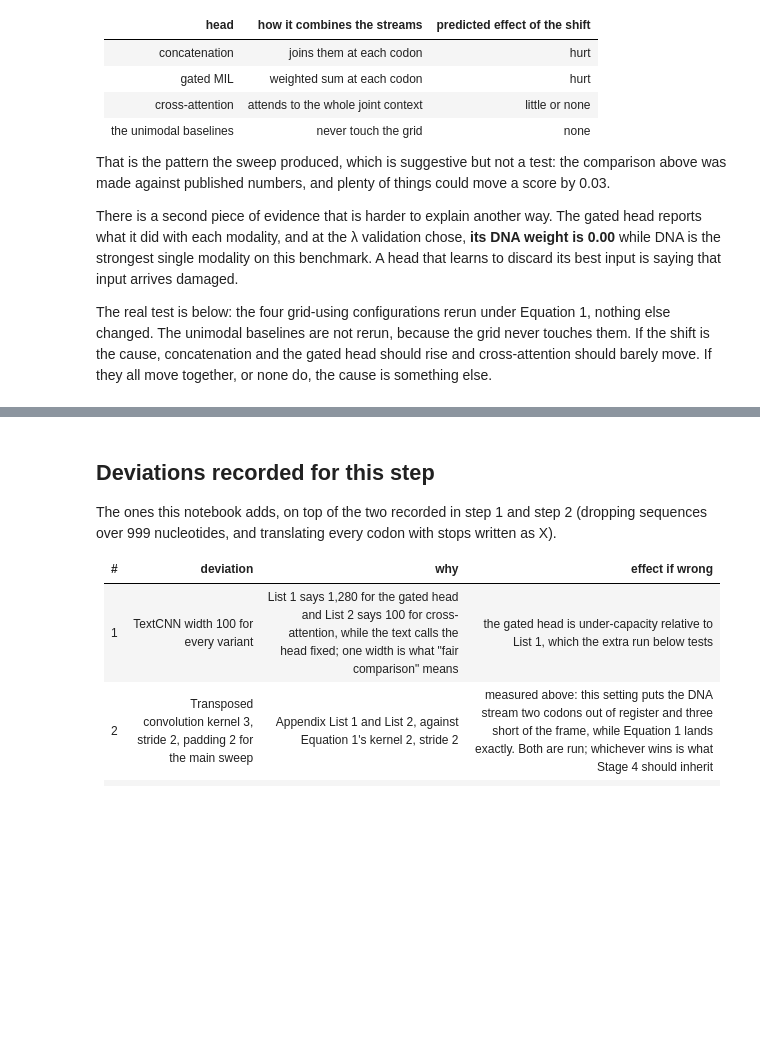
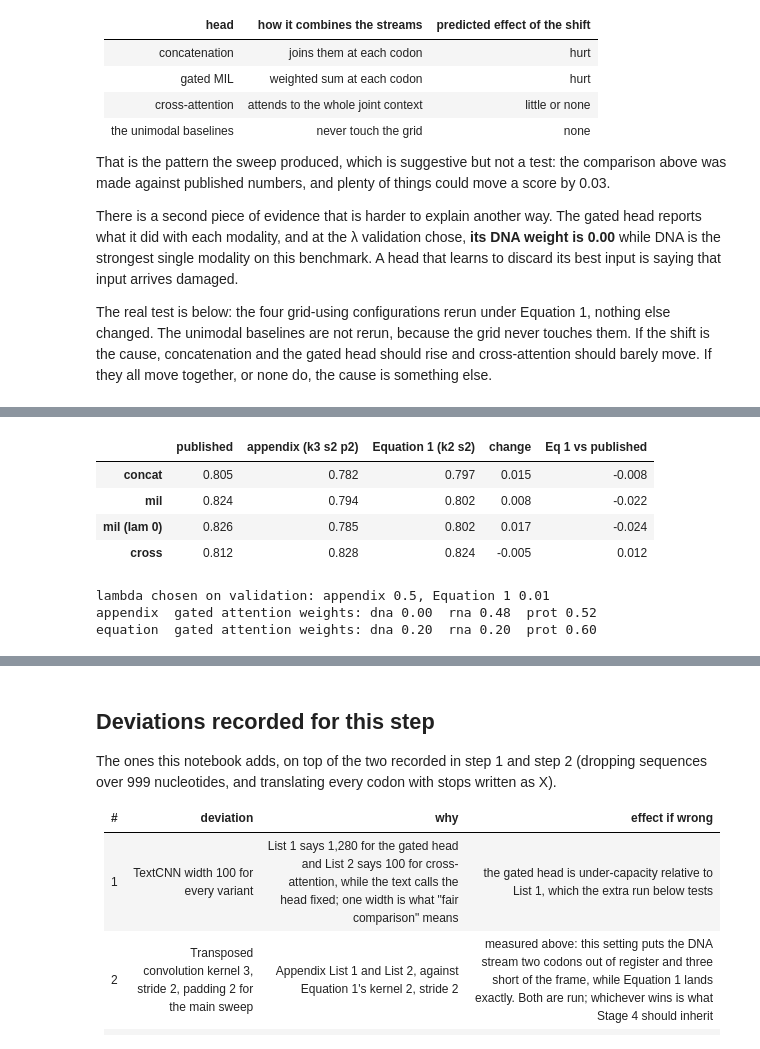
Before and after one commit to jtmckinley4/multimodal-bio-fusion, a Jupyter notebook: Code/stage3/03_blf_build_check.ipynb, the cells around one changed output, grey strips where cells are left out. Drawn from its saved outputs; the diff is of its cells as text; code cells hidden in the pictures; blank space fills up the shorter version.

```diff
--- a/Code/stage3/03_blf_build_check.ipynb
+++ b/Code/stage3/03_blf_build_check.ipynb
@@ -712,7 +729,8 @@ print(f"\nrerun finished in {(time.perf_counter() - started) / 3600:.2f} hours")
 # separately within each setting, because that is what the paper's procedure would do.
 def collect(tconv):
     runs = [train.Result.load(p) for p in sorted(RESULTS_DIR.glob("*.json"))]
-    runs = [r for r in runs if r.config.get("tconv", "appendix") == tconv]
+    runs = [r for r in runs if r.config.get("tconv", "appendix") == tconv
+            and r.config["channels"] == CHANNELS and r.config["seed"] == 0]
     swept = [r for r in runs if r.variant == "mil" and r.config["entropy_lambda"] > 0]
     picked = max(swept, key=lambda r: r.val_score).config["entropy_lambda"] if swept else None
     scores = {}
@@ -722,30 +740,39 @@ def collect(tconv):
             scores["mil (lam 0)"] = r.test_score
         elif r.variant == "mil" and lam != picked:
             continue
         else:
             scores[r.variant] = r.test_score
     return scores, picked
 
 
 appendix, lambda_appendix = collect("appendix")
 equation, lambda_equation = collect("equation")
 grid_users = [k for k in ("concat", "mil", "mil (lam 0)", "cross") if k in appendix]
 settings = pd.DataFrame({
     "published": {k: PUBLISHED_OF[k][1] for k in grid_users},
     "appendix (k3 s2 p2)": {k: appendix.get(k) for k in grid_users},
     "Equation 1 (k2 s2)": {k: equation.get(k) for k in grid_users},
 })
 settings["change"] = settings["Equation 1 (k2 s2)"] - settings["appendix (k3 s2 p2)"]
 settings["Eq 1 vs published"] = settings["Equation 1 (k2 s2)"] - settings["published"]
 display(settings.round(3))
 print(f"lambda chosen on validation: appendix {lambda_appendix}, Equation 1 {lambda_equation}")
 
 # And what the gated head now does with DNA, which is the other half of the evidence.
 for tconv in ("appendix", "equation"):
     for p in sorted(RESULTS_DIR.glob("*.json")):
         r = train.Result.load(p)
         if r.variant == "mil" and r.alpha and r.config.get("tconv", "appendix") == tconv \
                 and r.config["entropy_lambda"] == (lambda_appendix if tconv == "appendix"
                                                    else lambda_equation):
             print(f"{tconv:<9} gated attention weights: "
                   + "  ".join(f"{k} {v:.2f}" for k, v in r.alpha.items()))
+# %% [output]
+|  | published | appendix (k3 s2 p2) | Equation 1 (k2 s2) | change | Eq 1 vs published |
+| concat | 0.805 | 0.782 | 0.797 | 0.015 | -0.008 |
+| mil | 0.824 | 0.794 | 0.802 | 0.008 | -0.022 |
+| mil (lam 0) | 0.826 | 0.785 | 0.802 | 0.017 | -0.024 |
+| cross | 0.812 | 0.828 | 0.824 | -0.005 | 0.012 |
+lambda chosen on validation: appendix 0.5, Equation 1 0.01
+appendix  gated attention weights: dna 0.00  rna 0.48  prot 0.52
+equation  gated attention weights: dna 0.20  rna 0.20  prot 0.60
```
Also changed, not shown: parts of 13 cells of this notebook, 40 other files.
